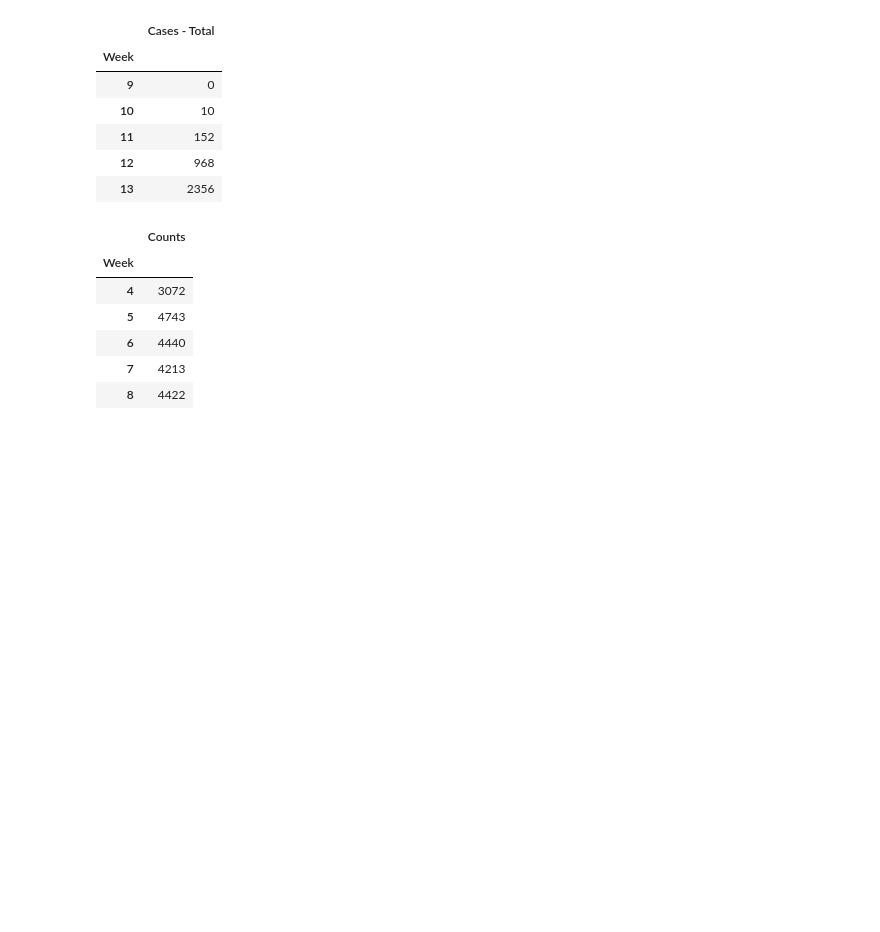
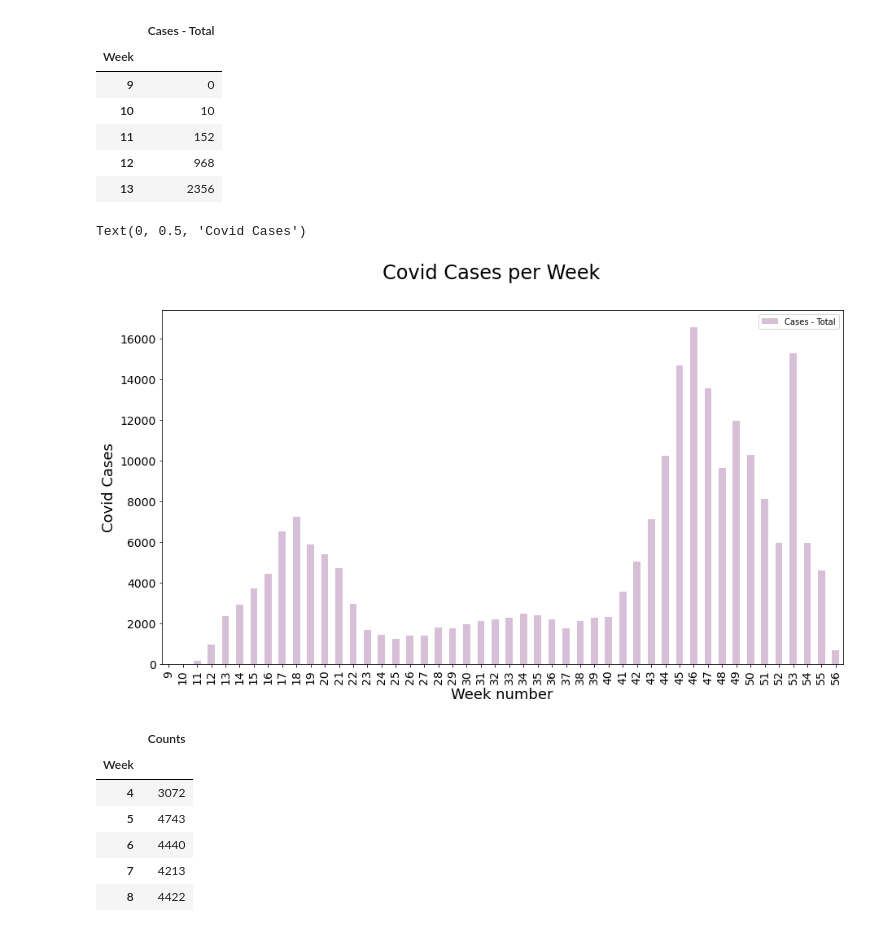
Before and after one commit to rsa153/cc-project1, a Jupyter notebook: DatacleaningAPI/ChicagoCovidAnalysis.ipynb, the cells around one changed output. Cells and saved outputs as stored; diff of their text form; code cells hidden in the pictures; blank space fills up the shorter version.

Commit message:
covid weekly graph

```diff
--- a/DatacleaningAPI/ChicagoCovidAnalysis.ipynb
+++ b/DatacleaningAPI/ChicagoCovidAnalysis.ipynb
@@ -440,6 +440,15 @@ covid_week.head()
 | 11 | 152 |
 | 12 | 968 |
 | 13 | 2356 |
+# %%
+#Weekly covid cases over time
+covid_plot = covid_week.plot(kind="bar", color='thistle', fontsize=14)
+plt.suptitle('Covid Cases per Week', fontsize=24)
+covid_plot.set_xlabel('Week number', fontsize=18)
+covid_plot.set_ylabel('Covid Cases', fontsize=18)
+# %% [output]
+Text(0, 0.5, 'Covid Cases')
+[figure, added]
 # %%
 total_crime_df['Week'] = total_crime_df['Date'].apply(lambda x: x.isocalendar()[1] + (x.isocalendar()[0]-2020)*52)
 crime_week = pd.DataFrame(total_crime_df.groupby('Week').sum())
```
Also changed, not shown: parts of 2 cells of this notebook.
